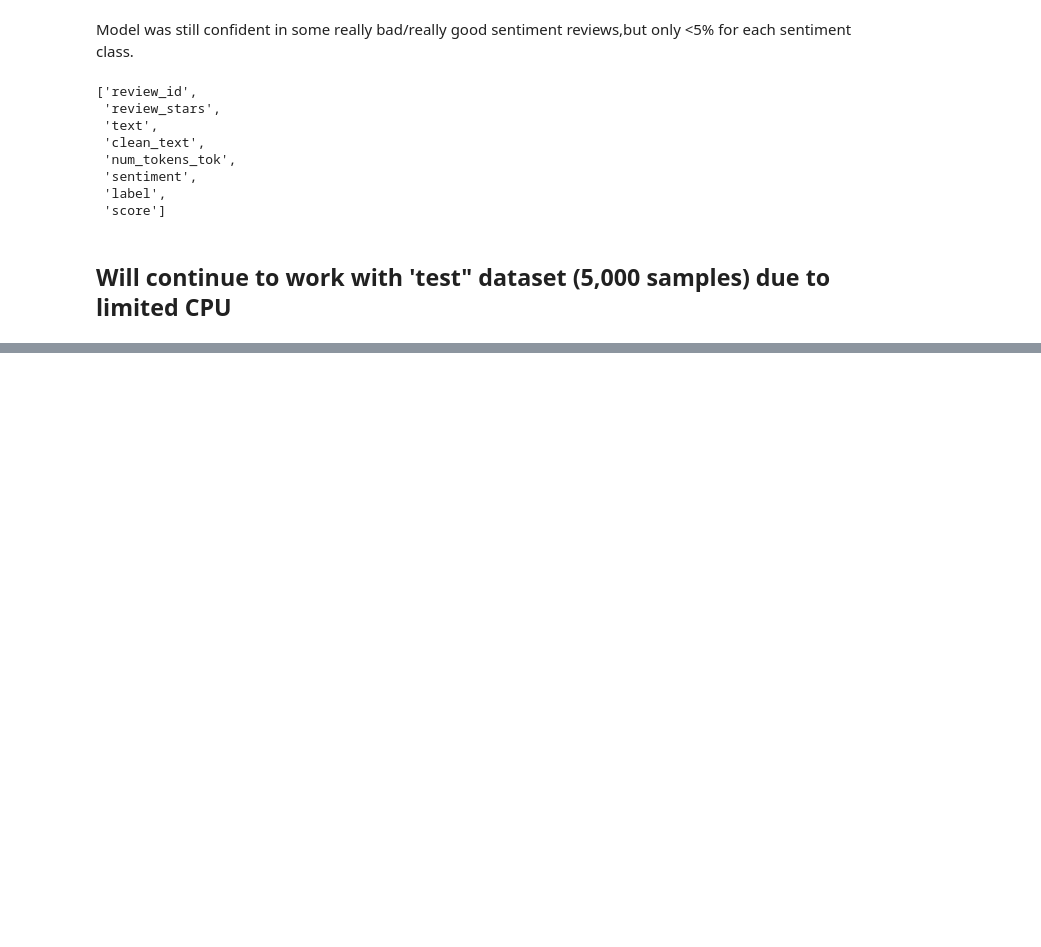
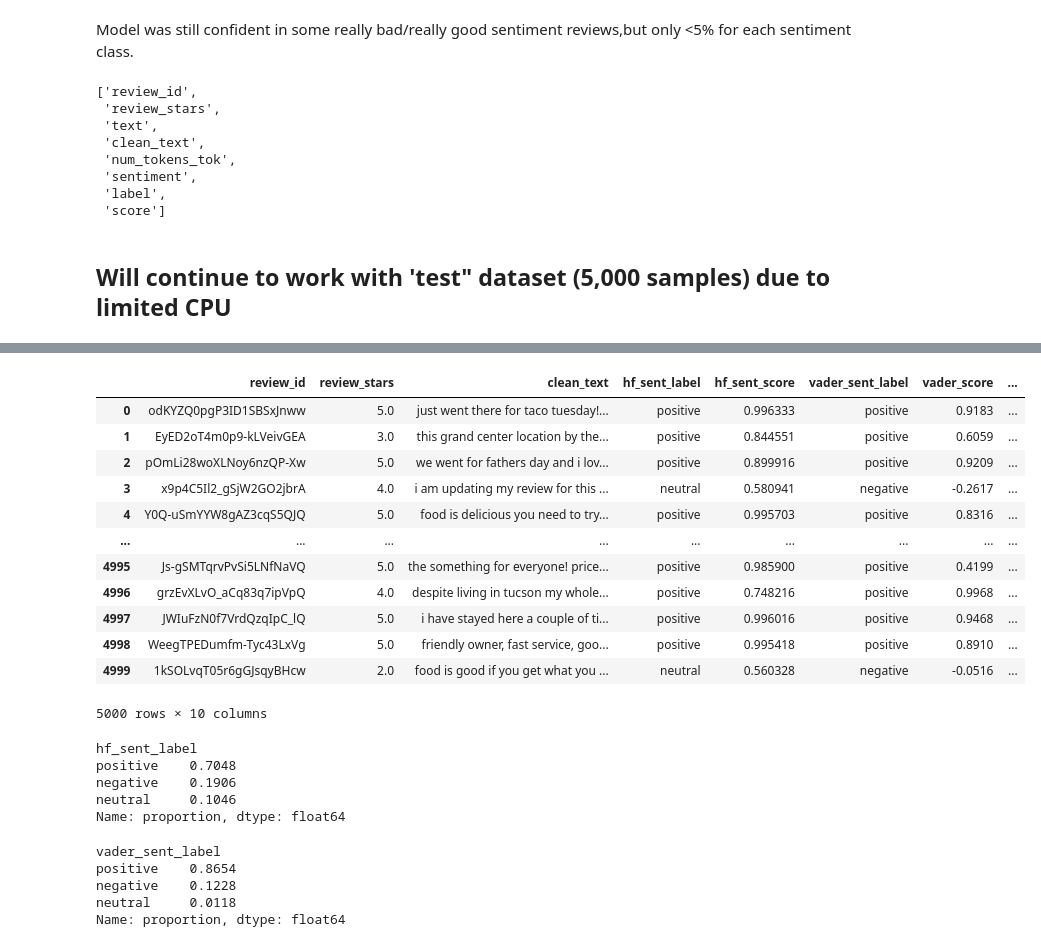
Before and after one commit to mindyng/2024-Business-Projects, a Jupyter notebook: yelp-reviews-analysis.ipynb, the cells around one changed output, grey strips where cells are left out. Cells and saved outputs as stored; diff of their text form; code cells hidden in the pictures; blank space fills up the shorter version.

```diff
--- a/yelp-reviews-analysis.ipynb
+++ b/yelp-reviews-analysis.ipynb
@@ -524,0 +549,55 @@ test2.head()
+# %%
+# Get vader sentiment in neat format
+
+query = """
+select review_id
+, review_stars
+, clean_text
+, hf_sent_label
+, hf_sent_score
+
+, case when compound <= -0.05 then 'negative'
+when compound > -0.05 and compound <0.05 then 'neutral'
+else 'positive'
+end as vader_sent_label
+, compound as vader_score
+
+, neg as text_neg_ratio
+, neu as text_neu_ratio
+, pos as text_pos_ratio
+from test2
+"""
+
+test3 = duckdb.query(query).df()
+test3
+# %% [output]
+|  | review_id | review_stars | clean_text | hf_sent_label | hf_sent_score | vader_sent_label | vader_score | ... |
+| 0 | odKYZQ0pgP3ID1SBSxJnww | 5.0 | just went there for taco tuesday!... | positive | 0.996333 | positive | 0.9183 | ... |
+| 1 | EyED2oT4m0p9-kLVeivGEA | 3.0 | this grand center location by the... | positive | 0.844551 | positive | 0.6059 | ... |
+| 2 | pOmLi28woXLNoy6nzQP-Xw | 5.0 | we went for fathers day and i lov... | positive | 0.899916 | positive | 0.9209 | ... |
+| 3 | x9p4C5Il2_gSjW2GO2jbrA | 4.0 | i am updating my review for this ... | neutral | 0.580941 | negative | -0.2617 | ... |
+| 4 | Y0Q-uSmYYW8gAZ3cqS5QJQ | 5.0 | food is delicious you need to try... | positive | 0.995703 | positive | 0.8316 | ... |
+| ... | ... | ... | ... | ... | ... | ... | ... | ... |
+| 4995 | Js-gSMTqrvPvSi5LNfNaVQ | 5.0 | the something for everyone! price... | positive | 0.985900 | positive | 0.4199 | ... |
+| 4996 | grzEvXLvO_aCq83q7ipVpQ | 4.0 | despite living in tucson my whole... | positive | 0.748216 | positive | 0.9968 | ... |
+| 4997 | JWIuFzN0f7VrdQzqIpC_lQ | 5.0 | i have stayed here a couple of ti... | positive | 0.996016 | positive | 0.9468 | ... |
+| 4998 | WeegTPEDumfm-Tyc43LxVg | 5.0 | friendly owner, fast service, goo... | positive | 0.995418 | positive | 0.8910 | ... |
+| 4999 | 1kSOLvqT05r6gGJsqyBHcw | 2.0 | food is good if you get what you ... | neutral | 0.560328 | negative | -0.0516 | ... |
+5000 rows × 10 columns
+# %%
+# Compare sent label breakdown between HF and Vader
+test3['hf_sent_label'].value_counts(normalize=True)
+# %% [output]
+hf_sent_label
+positive    0.7048
+negative    0.1906
+neutral     0.1046
+Name: proportion, dtype: float64
+# %%
+test3['vader_sent_label'].value_counts(normalize=True)
+# %% [output]
+vader_sent_label
+positive    0.8654
+negative    0.1228
+neutral     0.0118
+Name: proportion, dtype: float64
```
Also changed, not shown: parts of 44 cells of this notebook.
